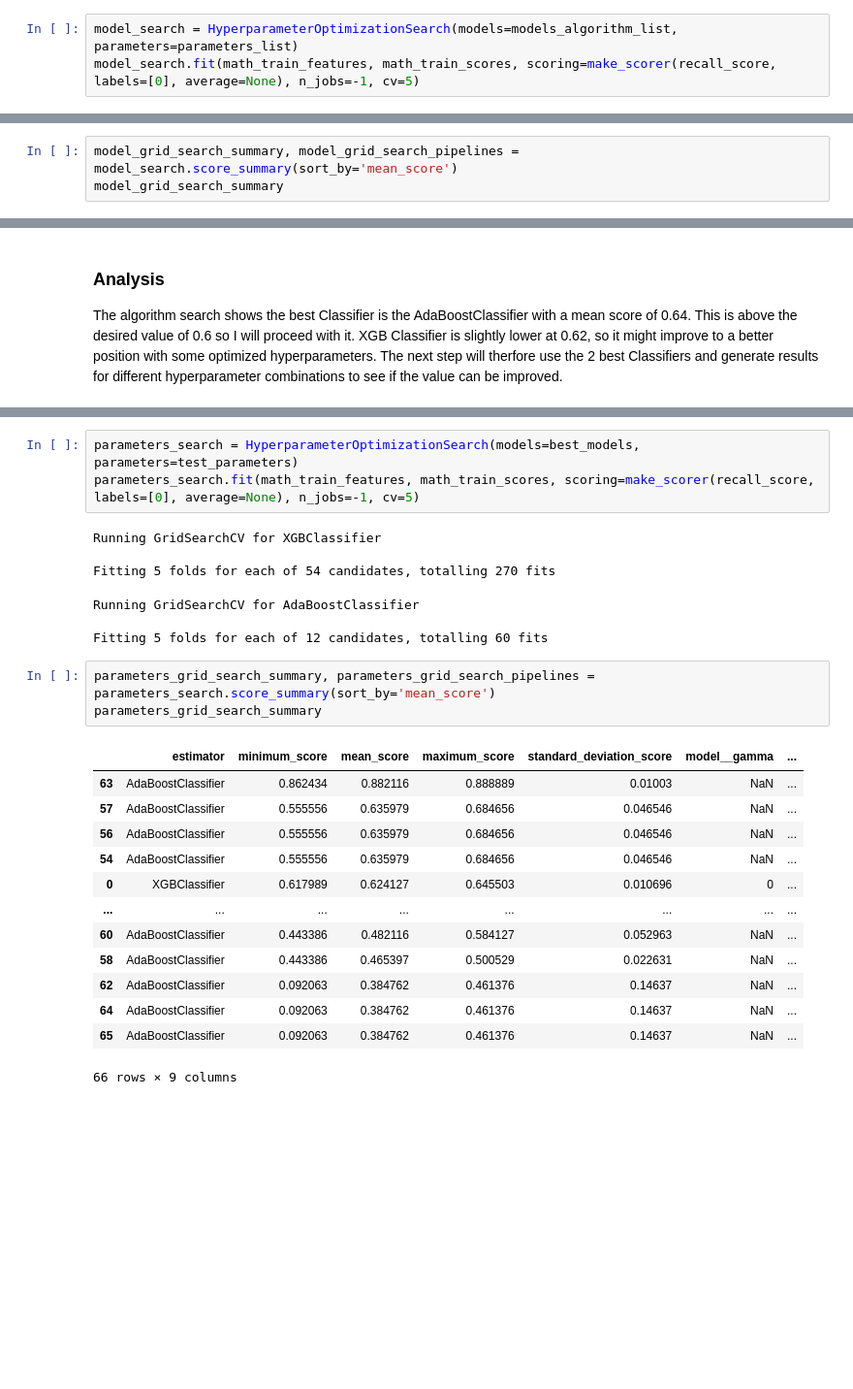
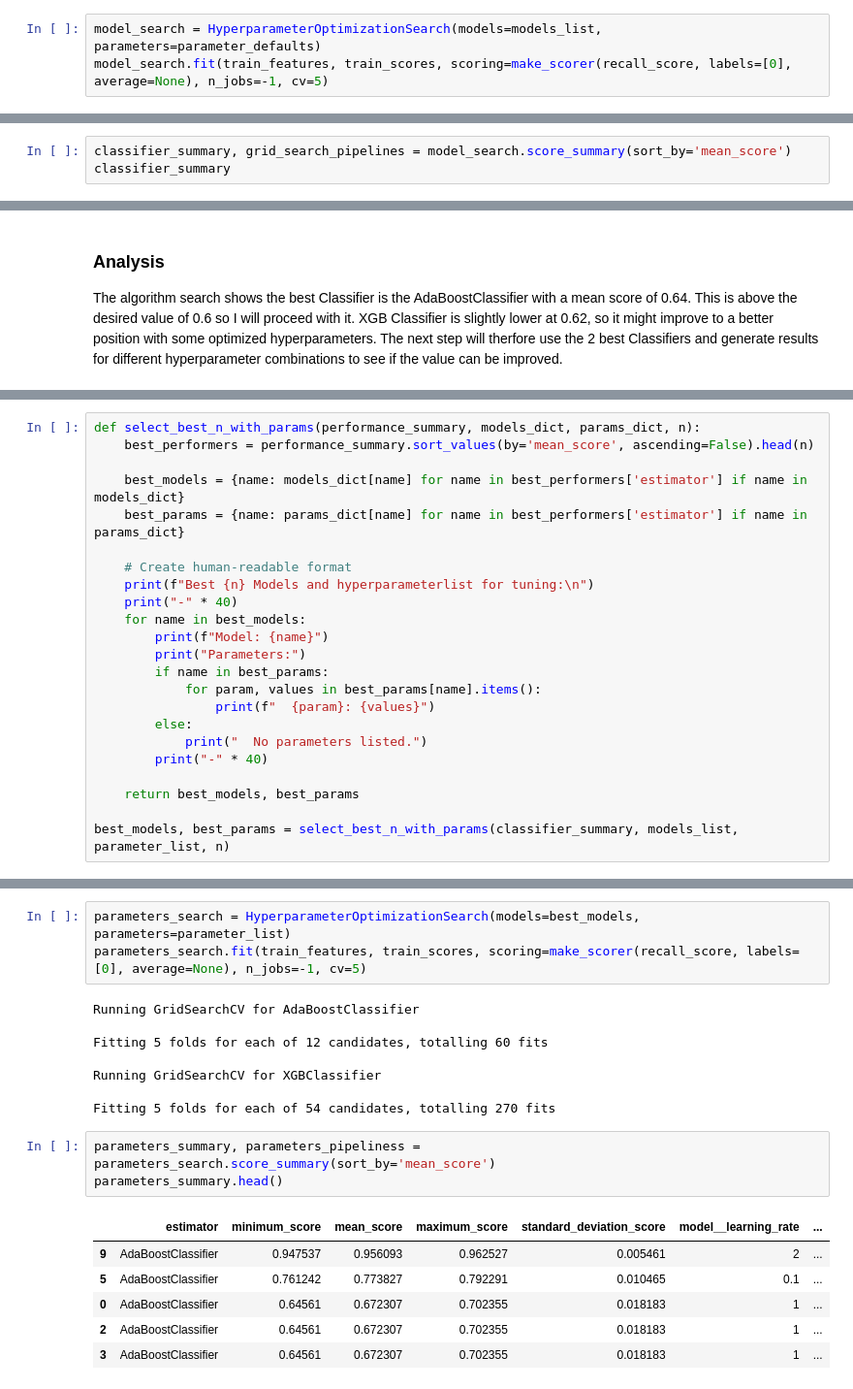
Before and after one commit to A-Hoenig/student-AI, a Jupyter notebook: jupyter_notebooks/NB_8a_math_model_class_5.ipynb, the cells around one changed output, grey strips where cells are left out. Shown at 97% size. Saved outputs shown, nothing was run; the diff lists cells and outputs as text; blank space fills up the shorter version.

```diff
--- a/jupyter_notebooks/NB_8a_math_model_class_5.ipynb
+++ b/jupyter_notebooks/NB_8a_math_model_class_5.ipynb
@@ -343,6 +534,6 @@ This plot shows the resulting Target distribution is now well balanced and as pr
 # %%
-model_search = HyperparameterOptimizationSearch(models=models_algorithm_list, parameters=parameters_list)
-model_search.fit(math_train_features, math_train_scores, scoring=make_scorer(recall_score, labels=[0], average=None), n_jobs=-1, cv=5)
+model_search = HyperparameterOptimizationSearch(models=models_list, parameters=parameter_defaults)
+model_search.fit(train_features, train_scores, scoring=make_scorer(recall_score, labels=[0], average=None), n_jobs=-1, cv=5)
 # %% [output]
 Running GridSearchCV for XGBClassifier
 
@@ -367,7 +558,7 @@ Running GridSearchCV for AdaBoostClassifier
 
 Fitting 5 folds for each of 1 candidates, totalling 5 fits
 # %%
-model_grid_search_summary, model_grid_search_pipelines = model_search.score_summary(sort_by='mean_score')
-model_grid_search_summary
+classifier_summary, grid_search_pipelines = model_search.score_summary(sort_by='mean_score')
+classifier_summary
 # %% [output]
 |  | estimator | minimum_score | mean_score | maximum_score | standard_deviation_score |
@@ -410,0 +578,23 @@ test_parameters = {
+# %%
+def select_best_n_with_params(performance_summary, models_dict, params_dict, n):
+    best_performers = performance_summary.sort_values(by='mean_score', ascending=False).head(n)
+
+    best_models = {name: models_dict[name] for name in best_performers['estimator'] if name in models_dict}
+    best_params = {name: params_dict[name] for name in best_performers['estimator'] if name in params_dict}
+
+    # Create human-readable format
+    print(f"Best {n} Models and hyperparameterlist for tuning:\n")
+    print("-" * 40)
+    for name in best_models:
+        print(f"Model: {name}")
+        print("Parameters:")
+        if name in best_params:
+            for param, values in best_params[name].items():
+                print(f"  {param}: {values}")
+        else:
+            print("  No parameters listed.")
+        print("-" * 40)
+
+    return best_models, best_params
+
+best_models, best_params = select_best_n_with_params(classifier_summary, models_list, parameter_list, n)
@@ -411,29 +617,23 @@ test_parameters = {
 # %%
-parameters_search = HyperparameterOptimizationSearch(models=best_models, parameters=test_parameters)
-parameters_search.fit(math_train_features, math_train_scores, scoring=make_scorer(recall_score, labels=[0], average=None), n_jobs=-1, cv=5)
+parameters_search = HyperparameterOptimizationSearch(models=best_models, parameters=parameter_list)
+parameters_search.fit(train_features, train_scores, scoring=make_scorer(recall_score, labels=[0], average=None), n_jobs=-1, cv=5)
 # %% [output]
+Running GridSearchCV for AdaBoostClassifier
+
+Fitting 5 folds for each of 12 candidates, totalling 60 fits
+
 Running GridSearchCV for XGBClassifier
 
 Fitting 5 folds for each of 54 candidates, totalling 270 fits
-Running GridSearchCV for AdaBoostClassifier
-
-Fitting 5 folds for each of 12 candidates, totalling 60 fits
 # %%
-parameters_grid_search_summary, parameters_grid_search_pipelines = parameters_search.score_summary(sort_by='mean_score')
-parameters_grid_search_summary
+parameters_summary, parameters_pipeliness = parameters_search.score_summary(sort_by='mean_score')
+parameters_summary.head()
 # %% [output]
-|  | estimator | minimum_score | mean_score | maximum_score | standard_deviation_score | model__gamma | ... |
-| 63 | AdaBoostClassifier | 0.862434 | 0.882116 | 0.888889 | 0.01003 | NaN | ... |
-| 57 | AdaBoostClassifier | 0.555556 | 0.635979 | 0.684656 | 0.046546 | NaN | ... |
-| 56 | AdaBoostClassifier | 0.555556 | 0.635979 | 0.684656 | 0.046546 | NaN | ... |
-| 54 | AdaBoostClassifier | 0.555556 | 0.635979 | 0.684656 | 0.046546 | NaN | ... |
-| 0 | XGBClassifier | 0.617989 | 0.624127 | 0.645503 | 0.010696 | 0 | ... |
-| ... | ... | ... | ... | ... | ... | ... | ... |
-| 60 | AdaBoostClassifier | 0.443386 | 0.482116 | 0.584127 | 0.052963 | NaN | ... |
-| 58 | AdaBoostClassifier | 0.443386 | 0.465397 | 0.500529 | 0.022631 | NaN | ... |
-| 62 | AdaBoostClassifier | 0.092063 | 0.384762 | 0.461376 | 0.14637 | NaN | ... |
-| 64 | AdaBoostClassifier | 0.092063 | 0.384762 | 0.461376 | 0.14637 | NaN | ... |
-| 65 | AdaBoostClassifier | 0.092063 | 0.384762 | 0.461376 | 0.14637 | NaN | ... |
+|  | estimator | minimum_score | mean_score | maximum_score | standard_deviation_score | model__learning_rate | ... |
+| 9 | AdaBoostClassifier | 0.947537 | 0.956093 | 0.962527 | 0.005461 | 2 | ... |
+| 5 | AdaBoostClassifier | 0.761242 | 0.773827 | 0.792291 | 0.010465 | 0.1 | ... |
+| 0 | AdaBoostClassifier | 0.64561 | 0.672307 | 0.702355 | 0.018183 | 1 | ... |
+| 2 | AdaBoostClassifier | 0.64561 | 0.672307 | 0.702355 | 0.018183 | 1 | ... |
+| 3 | AdaBoostClassifier | 0.64561 | 0.672307 | 0.702355 | 0.018183 | 1 | ... |
-66 rows × 9 columns
 # %% [markdown]
 ### Analysis
```
Also changed, not shown: parts of 70 cells of this notebook, 4 other files.
